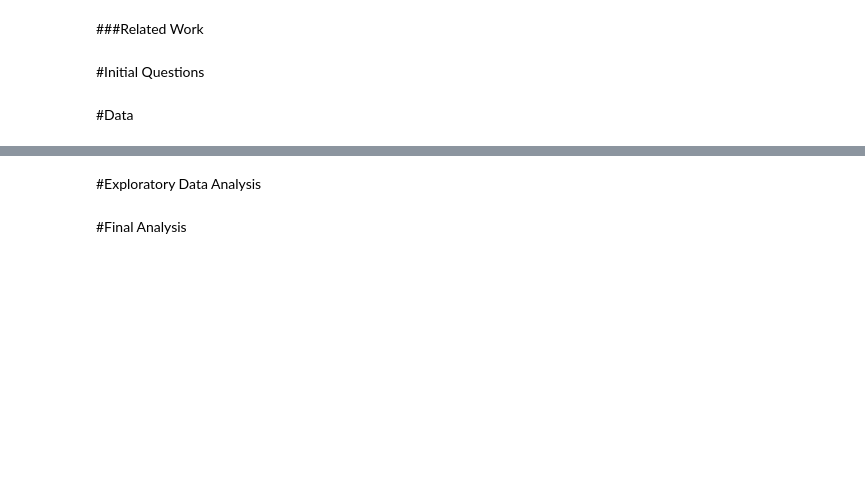
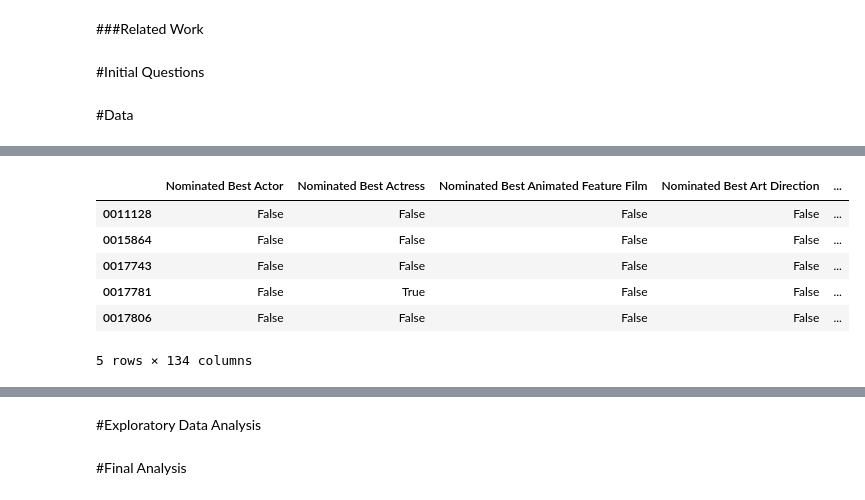
Before and after one commit to oscarpredictor/oscar-predictor, a Jupyter notebook: process_notebook.ipynb, the cells around one changed output, grey strips where cells are left out. Cells and saved outputs as stored; diff of their text form; code cells hidden in the pictures; blank space fills up the shorter version.

```diff
--- a/process_notebook.ipynb
+++ b/process_notebook.ipynb
@@ -29,0 +61,14 @@ movies = pickle.load(io.open('moviestemp.p','rb'))
+# %%
+# convert AAdict to pandas
+AAdf = pd.DataFrame.from_dict(AAdict).transpose()
+AAdf['movieid'] = AAdf.index
+AAdf.head()
+#AAdf[AAdf['Nominated Best Actor']==1].head()
+# %% [output]
+|  | Nominated Best Actor | Nominated Best Actress | Nominated Best Animated Feature Film | Nominated Best Art Direction | ... |
+| 0011128 | False | False | False | False | ... |
+| 0015864 | False | False | False | False | ... |
+| 0017743 | False | False | False | False | ... |
+| 0017781 | False | True | False | False | ... |
+| 0017806 | False | False | False | False | ... |
+5 rows × 134 columns
```
Also changed, not shown: parts of 11 cells of this notebook, 3 other files.
